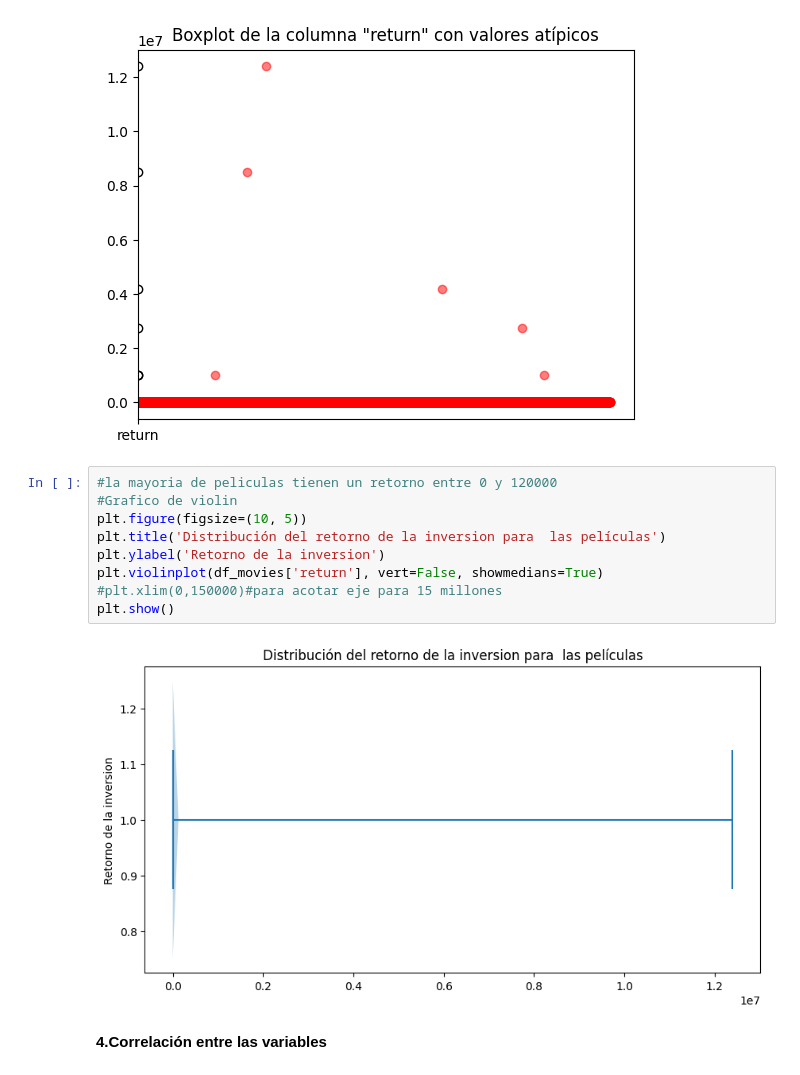
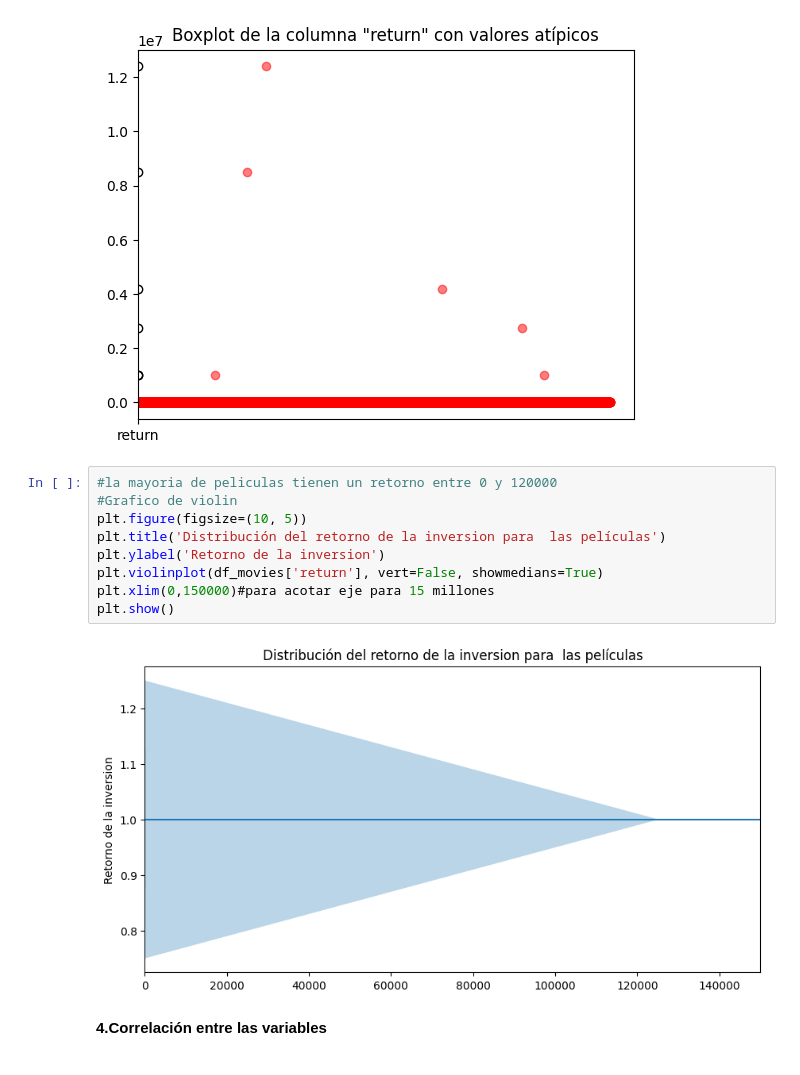
Before and after one commit to Nany1993/PI_ML_OPS, a Jupyter notebook: EDA.ipynb, the cells around one changed output. Drawn from its saved outputs; the diff is of its cells as text.

```diff
--- a/EDA.ipynb
+++ b/EDA.ipynb
@@ -370,14 +373,14 @@ plt.show()
 # %%
 #la mayoria de peliculas tienen un retorno entre 0 y 120000
 #Grafico de violin
 plt.figure(figsize=(10, 5))
 plt.title('Distribución del retorno de la inversion para  las películas')
 plt.ylabel('Retorno de la inversion')
 plt.violinplot(df_movies['return'], vert=False, showmedians=True)
-#plt.xlim(0,150000)#para acotar eje para 15 millones
+plt.xlim(0,150000)#para acotar eje para 15 millones
 plt.show()
 # %% [output]
-[figure, old version]
+[figure, new version]
 # %% [markdown]
 **4.Correlación entre las variables**
 # %% [markdown]
```
Also changed, not shown: parts of 8 cells of this notebook, 1 other file.
